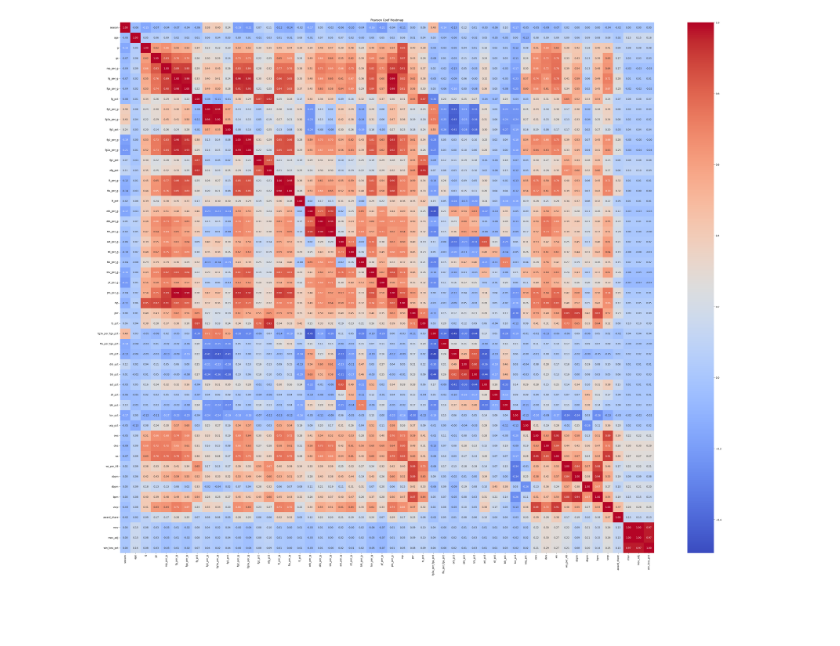
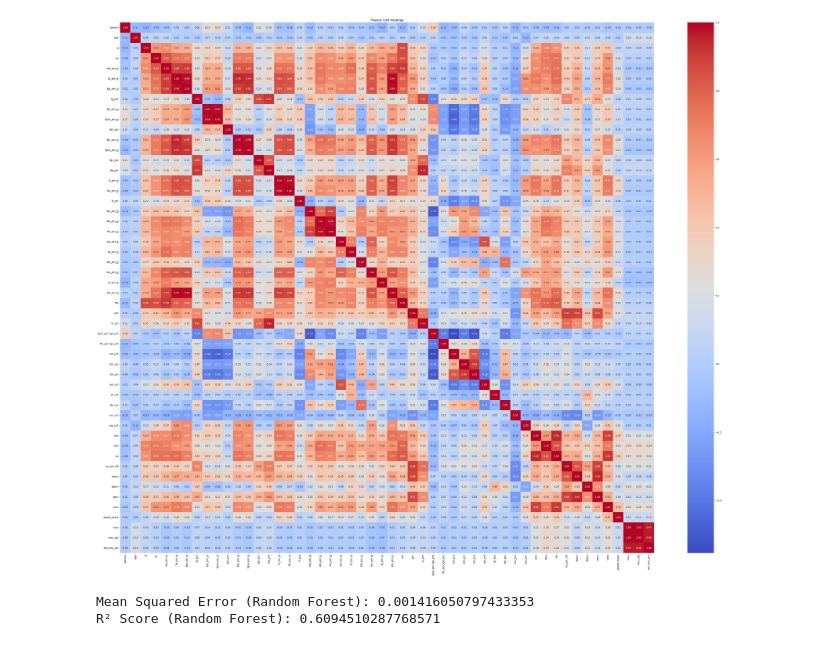
Before and after one commit to ryanfudge/mvp-model-api, a Jupyter notebook: notebooks/model_dev.ipynb, the cells around one changed output. Drawn from its saved outputs; the diff is of its cells as text; code cells hidden in the pictures; blank space fills up the shorter version.

Commit message:
model trained and dumped into joblib

```diff
--- a/notebooks/model_dev.ipynb
+++ b/notebooks/model_dev.ipynb
@@ -1,28 +1,26 @@
 # %%
 import pandas as pd
 import seaborn as sns
 import matplotlib.pyplot as plt
 
 %matplotlib inline
 
 csv = '../data/raw/NBA_dataset.csv'
 
 df = pd.read_csv(csv)
 
 tenYears = df.loc[df['season'] > 2000]
 
-tenYears.fillna(0, inplace=True)
-
 numeric_df = tenYears.select_dtypes(include=[float, int])
 
 num_correlation = numeric_df.corr(method="pearson")
 
 plt.figure(figsize=(50, 40))
 sns.heatmap(num_correlation, annot=True, cmap='coolwarm', fmt=".2f")
 plt.title("Pearson Coef Heatmap")
 plt.show()
 # %% [output]
-[figure, old version]
+[figure, new version]
 # %%
 from sklearn.model_selection import train_test_split
 
@@ -34,3 +32,39 @@ X = numeric_df[selected_features]
 y = numeric_df[target]
 
 X_train, X_test, y_train, y_test = train_test_split(X, y, test_size=0.2, random_state=42)
+# %%
+from sklearn.ensemble import RandomForestRegressor
+from sklearn.model_selection import GridSearchCV
+from sklearn.metrics import mean_squared_error, r2_score
+
+# Initialize the model
+rf = RandomForestRegressor(random_state=42)
+
+# Define hyperparameters to tune
+param_grid = {
+    'n_estimators': [100, 200, 300],
+    'max_depth': [None, 10, 20, 30],
+    'min_samples_split': [2, 5, 10],
+    'min_samples_leaf': [1, 2, 4]
+}
+
+# Init Grid Search
+grid_search = GridSearchCV(estimator=rf, param_grid=param_grid, cv=5, n_jobs=-1, scoring='r2')
+
+# Fit
+grid_search.fit(X_train, y_train)
+
+best_rf = grid_search.best_estimator_
+
+# Predict on test set
+y_pred_rf = best_rf.predict(X_test)
+
+# Eval
+mse_rf = mean_squared_error(y_test, y_pred_rf)
+r2_rf = r2_score(y_test, y_pred_rf)
+
+print(f'Mean Squared Error (Random Forest): {mse_rf}')
+print(f'R² Score (Random Forest): {r2_rf}')
+# %% [output]
+Mean Squared Error (Random Forest): 0.001416050797433353
+R² Score (Random Forest): 0.6094510287768571
```
Also changed, not shown: parts of 1 cell of this notebook, 4 other files.
